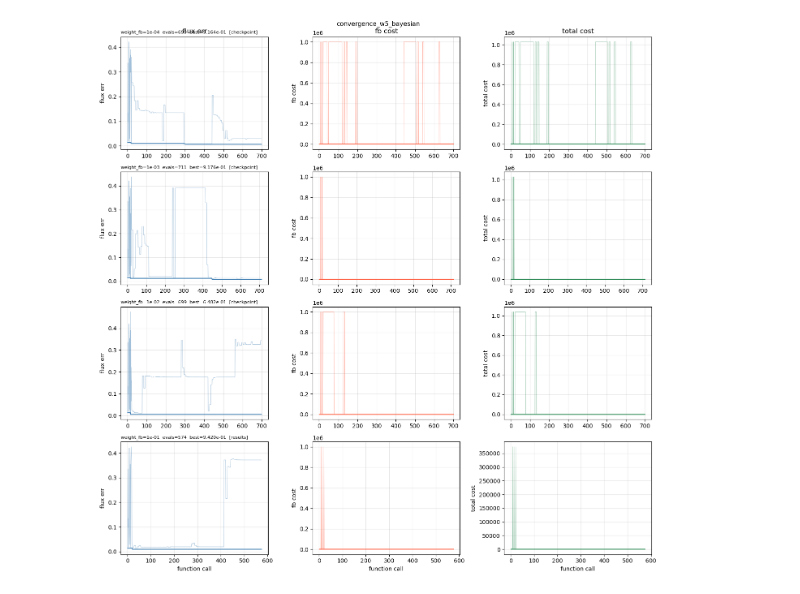
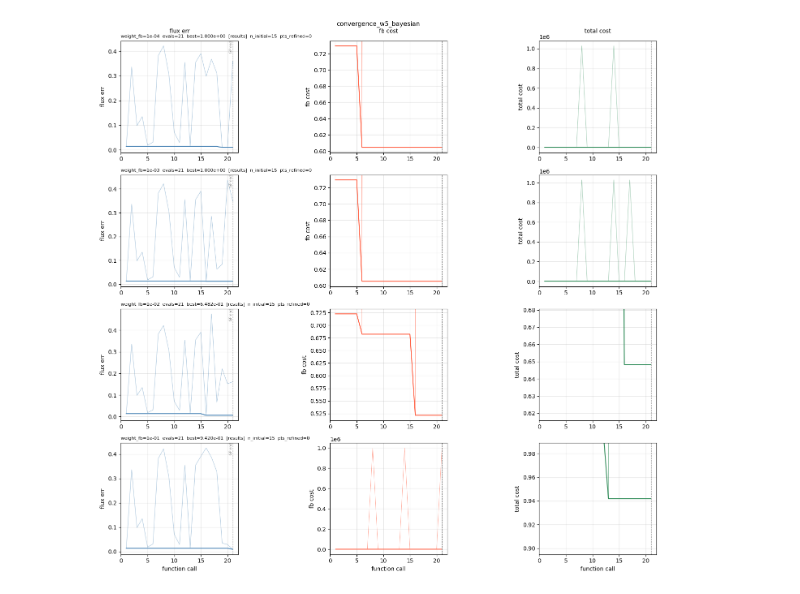
Before and after one commit to jeremslm/PF_location_optimization, a Jupyter notebook: notebooks/combined_boundary_analysis.ipynb, the cells around one changed output. Drawn from its saved outputs; the diff is of its cells as text; code cells hidden in the pictures.

```diff
--- a/notebooks/combined_boundary_analysis.ipynb
+++ b/notebooks/combined_boundary_analysis.ipynb
@@ -86,6 +88,17 @@ rows = []
 for r in runs:
     d = r['data']
     alpha = d.get('optimization_settings', {}).get('alpha', 0.75)
+
+    total = np.array(d['cost_history'], dtype=float)
+    flux = np.array([x if x is not None else np.nan for x in d['flux_err_history']], dtype=float)
+    fb = np.array([x if x is not None else np.nan for x in d['fb_cost_history']], dtype=float)
+
+    if r['method'] == 'Bayesian' and K_REFINED is not None:
+        n_bay = d.get('n_bayesian_evals', 0)
+        ref_evals = d.get('refinement_evals', [])
+        trunc = n_bay + sum(ref_evals[:min(K_REFINED, len(ref_evals))])
+        total, flux, fb = total[:trunc], flux[:trunc], fb[:trunc]
+
     rows.append({
         'sweep': r['sweep'],
         'method': r['method'],
@@ -93,13 +106,13 @@ for r in runs:
         'num_coils': r['num_coils'],
         'source': r['source'],
         'alpha': alpha,
-        'best_cost_stored': r['best_cost'],
-        'best_flux_err': r['best_flux_err'],
-        'best_fb_cost': r['best_fb_cost'],
+        'best_cost_stored': float(np.nanmin(total)),
+        'best_flux_err': float(np.nanmin(flux)),
+        'best_fb_cost': float(np.nanmin(fb)),
         'init_fixed': d.get('initial_fixed_cost') or float('nan'),
         'init_fb': d.get('initial_fb_cost') or float('nan'),
         'fb_failures': r['fb_failures'],
-        'n_evals': r['n_evals'],
+        'n_evals': len(total),
         'elapsed_h': r['elapsed'] / 3600,
         'stopping': r['stopping'],
     })
@@ -159,38 +232,87 @@ plt.show()
 # %%
-# cost history per run — one figure per sweep
-for sweep in sorted(set(r['sweep'] for r in runs)):
-    sweep_runs = [r for r in runs if r['sweep'] == sweep]
+# --- filter ---
+SHOW_SWEEPS = None   # None = all, or e.g. ['convergence_w5']
+SHOW_WEIGHTS = None  # None = all, or e.g. [1e-2, 1e-4]
+SHOW_COILS = None    # None = all, or e.g. [3, 4]
+CLIP = 1          # values >= this are plotted but ignored for ylim
+# --------------
+
+filtered = [
+    r for r in runs
+    if (SHOW_SWEEPS is None or r['sweep'] in SHOW_SWEEPS)
+    and (SHOW_WEIGHTS is None or any(abs(r['weight_fb'] - w) < 1e-12 for w in SHOW_WEIGHTS))
+    and (SHOW_COILS is None or r['num_coils'] in SHOW_COILS)
+]
+
+COL_LABELS = ['flux err', 'fb cost', 'total cost']
+
+for sweep in sorted(set(r['sweep'] for r in filtered)):
+    sweep_runs = [r for r in filtered if r['sweep'] == sweep]
     n = len(sweep_runs)
     fig, axes = plt.subplots(n, 3, figsize=(14, 3.5 * n), sharex=False, squeeze=False)
     fig.suptitle(sweep, fontsize=11)
 
+    for col, label in enumerate(COL_LABELS):
+        axes[0][col].set_title(label, fontsize=10, pad=14)
+
     for row, r in enumerate(sorted(sweep_runs, key=lambda x: x['weight_fb'])):
         d = r['data']
-        evals = np.arange(1, len(d['cost_history']) + 1)
         total = np.array(d['cost_history'], dtype=float)
         flux = np.array([x if x is not None else np.nan for x in d['flux_err_history']], dtype=float)
         fb = np.array([x if x is not None else np.nan for x in d['fb_cost_history']], dtype=float)
 
-        title = f"weight_fb={r['weight_fb']:.0e}  evals={r['n_evals']}  best={r['best_cost']:.3e}  [{r['source']}]"
+        phase_lines = []  # (label, x, linestyle)
 
-        for ax, y, color, label in zip(
+        if r['method'] == 'Bayesian':
+            n_bay = d.get('n_bayesian_evals', 0)
+            ref_evals = d.get('refinement_evals', [])
+            k = len(ref_evals) if K_REFINED is None else min(K_REFINED, len(ref_evals))
+            trunc = n_bay + sum(ref_evals[:k])
+            total, flux, fb = total[:trunc], flux[:trunc], fb[:trunc]
+            phase_lines.append(('GP end', n_bay, '--'))
+            cumulative = n_bay
+            for i, re in enumerate(ref_evals[:k]):
+                cumulative += re
+                phase_lines.append((f'ref {i+1}', cumulative, ':'))
+            pts_label = k if K_REFINED is not None else d.get('pts_refined', '?')
+            extra = f"  n_initial={d.get('n_initial','?')}  pts_refined={pts_label}"
+        else:
+            for i, x in enumerate(d.get('start_boundaries', [])):
+                phase_lines.append((f's{i+2}', x, '--'))
+            extra = f"  starts={d.get('starts_completed','?')}"
+
+        evals = np.arange(1, len(total) + 1)
+        run_title = f"weight_fb={r['weight_fb']:.0e}  evals={len(total)}  best={np.nanmin(total):.3e}  [{r['source']}]{extra}"
+
+        for ax, y, color, ylabel in zip(
             axes[row],
             [flux, fb, total],
             ['steelblue', 'tomato', 'seagreen'],
-            ['flux err', 'fb cost', 'total cost']
+            COL_LABELS,
         ):
             ax.plot(evals, y, lw=0.7, alpha=0.5, color=color)
             running_best = np.minimum.accumulate(np.where(np.isnan(y), np.inf, y))
             running_best[running_best == np.inf] = np.nan
             ax.plot(evals, running_best, lw=1.5, color=color)
-            ax.set_ylabel(label)
+            ax.set_ylabel(ylabel)
             ax.grid(True, alpha=0.3)
-            if row == 0:
-                ax.set_title(label)
             if row == len(sweep_runs) - 1:
                 ax.set_xlabel('function call')
 
-        axes[row][0].set_title(title, fontsize=8, loc='left')
+            finite = y[np.isfinite(y) & (y < CLIP)]
+            if len(finite):
+                pad = (finite.max() - finite.min()) * 0.05 or finite.min() * 0.05
+                ax.set_ylim(finite.min() - pad, finite.max() + pad)
+
+            for lbl, x, ls in phase_lines:
+                ax.axvline(x, color='gray', lw=0.8, ls=ls)
+                if ax is axes[row][0]:
+                    ax.text(x, ax.get_ylim()[1], lbl, fontsize=6, ha='right',
+                            va='top', rotation=90, color='gray')
+
+        axes[row][0].annotate(run_title, xy=(0, 1), xycoords='axes fraction',
+                              xytext=(0, 4), textcoords='offset points',
+                              fontsize=8, va='bottom')
 
     plt.tight_layout()
     plt.show()
@@ -199 +321 @@ for sweep in sorted(set(r['sweep'] for r in runs)):
-[figure, old version]
+[figure, new version]
```
Also changed, not shown: parts of 7 cells of this notebook, 1 other file.
